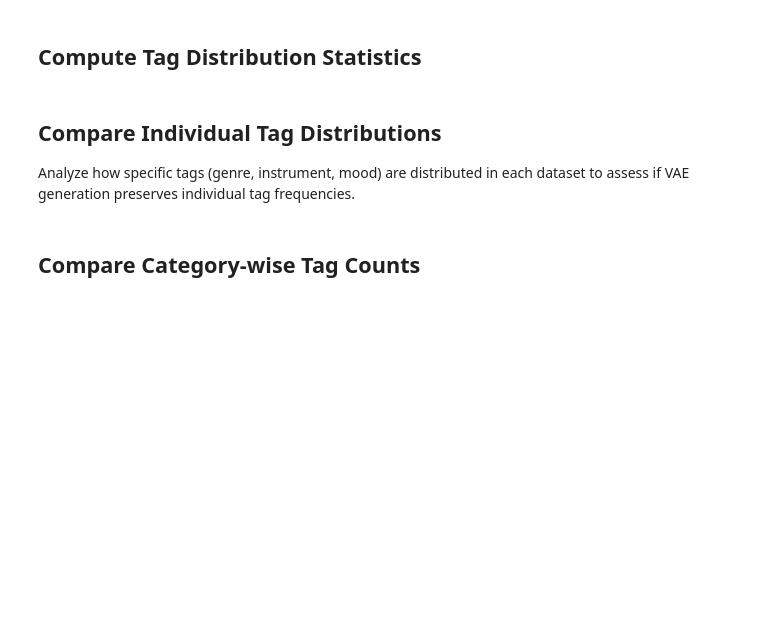
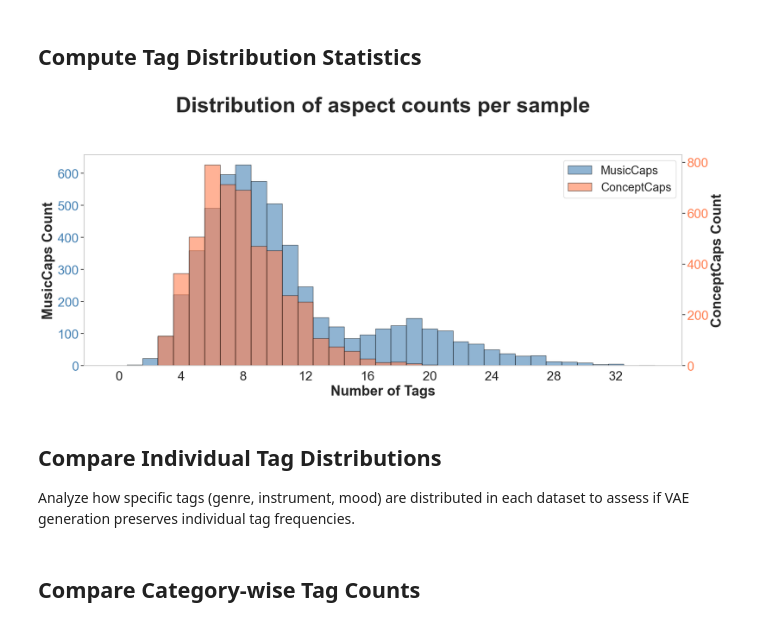
Before and after one commit to BrunoSienkiewicz/ConceptCaps, a Jupyter notebook: notebooks/3. MusicCaps and VAE generated dataset comparison.ipynb, the cells around one changed output. Drawn from its saved outputs; the diff is of its cells as text; code cells hidden in the pictures; blank space fills up the shorter version.

```diff
--- a/notebooks/3. MusicCaps and VAE generated dataset comparison.ipynb
+++ b/notebooks/3. MusicCaps and VAE generated dataset comparison.ipynb
@@ -173,37 +219,42 @@ ax2 = ax.twinx()
 
 train_counts = df_mc['aspect_list'].apply(len)
 vae_counts = df_vae_baseline['aspect_list'].apply(len)
+random_counts = df_random['aspect_list'].apply(len)
 
 max_count = max(train_counts.max(), vae_counts.max())
 bins = np.arange(0, max_count + 2)
 bin_centers = (bins[:-1] + bins[1:]) / 2
 
 n1, _, patches1 = ax1.hist(train_counts, bins=bins, alpha=0.6, label='MusicCaps', color='steelblue', edgecolor='black')
 n2, _, patches2 = ax2.hist(vae_counts, bins=bins, alpha=0.6, label='ConceptCaps', color='coral', edgecolor='black')
+# n3, _, patches3 = ax2.hist(random_counts, bins=bins, alpha=0.6, label='Random Tags', color='gray', edgecolor='black')
 
 ax1.set_xticks(bin_centers)
-ax1.set_xticklabels([str(int(bc)) for bc in bin_centers])
+ax1.set_xticklabels([str(int(bc)) if int(bc) % 4 == 0 else '' for bc in bin_centers])
 
 ax1.set_xlabel('Number of Tags', fontweight='bold')
 ax1.set_ylabel('MusicCaps Count', fontweight='bold')
+# ax2.set_ylabel('ConceptCaps and Random Tags Count', fontweight='bold')
 ax2.set_ylabel('ConceptCaps Count', fontweight='bold')
 
 ax1.tick_params(axis='y', labelcolor='steelblue')
 ax2.tick_params(axis='y', labelcolor='coral')
 
 handles1, labels1 = ax1.get_legend_handles_labels()
 handles2, labels2 = ax2.get_legend_handles_labels()
 handles = handles1 + handles2
 labels = labels1 + labels2
 
 ax1.legend(handles, labels, loc='upper right')
 ax1.grid(False)
 ax2.grid(False)
 
 plt.suptitle('Distribution of aspect counts per sample', fontweight='bold', y=1.0)
 plt.tight_layout()
 plt.savefig("../docs/assets/tag_count_distribution_comparison.pdf", bbox_inches='tight')
 plt.show()
+# %% [output]
+[figure, added]
 # %%
 def get_top_tags(df, col, top_k=10):
     all_tags = [tag for tags in df[col] for tag in tags]
```
Also changed, not shown: parts of 4 cells of this notebook, 9 other files.
